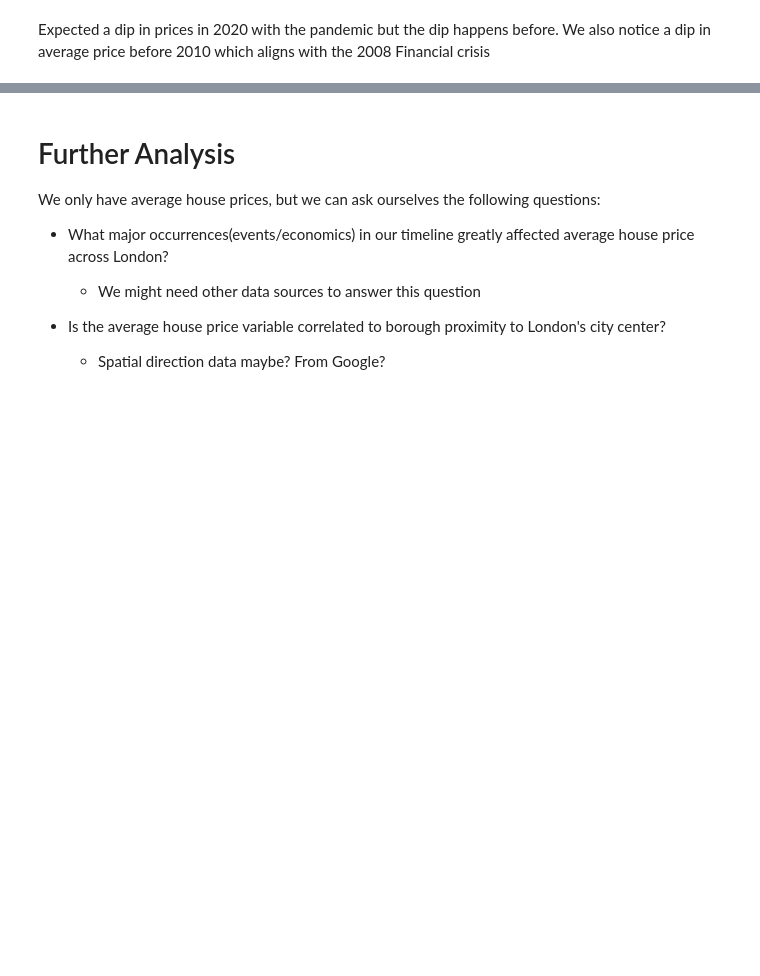
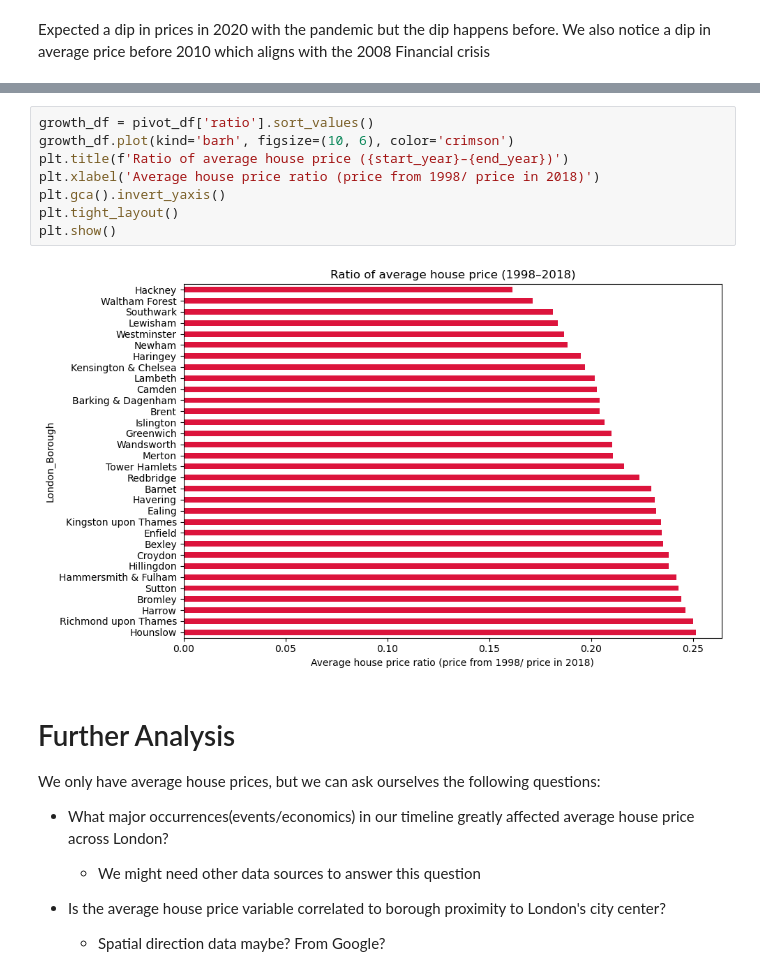
Before and after one commit to gisaf22/Case-Study---London-Calling, a Jupyter notebook: Unit 4 Challenge - Tier 3.ipynb, the cells around one changed output, grey strips where cells are left out. Drawn from its saved outputs; the diff is of its cells as text; blank space fills up the shorter version.

```diff
--- a/Unit 4 Challenge - Tier 3.ipynb
+++ b/Unit 4 Challenge - Tier 3.ipynb
@@ -470,3 +460,13 @@ Expected a dip in prices in 2020 with the pandemic but the dip happens before. W
+# %%
+growth_df = pivot_df['ratio'].sort_values()
+growth_df.plot(kind='barh', figsize=(10, 6), color='crimson')
+plt.title(f'Ratio of average house price ({start_year}–{end_year})')
+plt.xlabel('Average house price ratio (price from 1998/ price in 2018)')
+plt.gca().invert_yaxis()
+plt.tight_layout()
+plt.show()
+# %% [output]
+[figure, added]
 # %% [markdown]
 # Further Analysis
 
```
Also changed, not shown: parts of 6 cells of this notebook.
